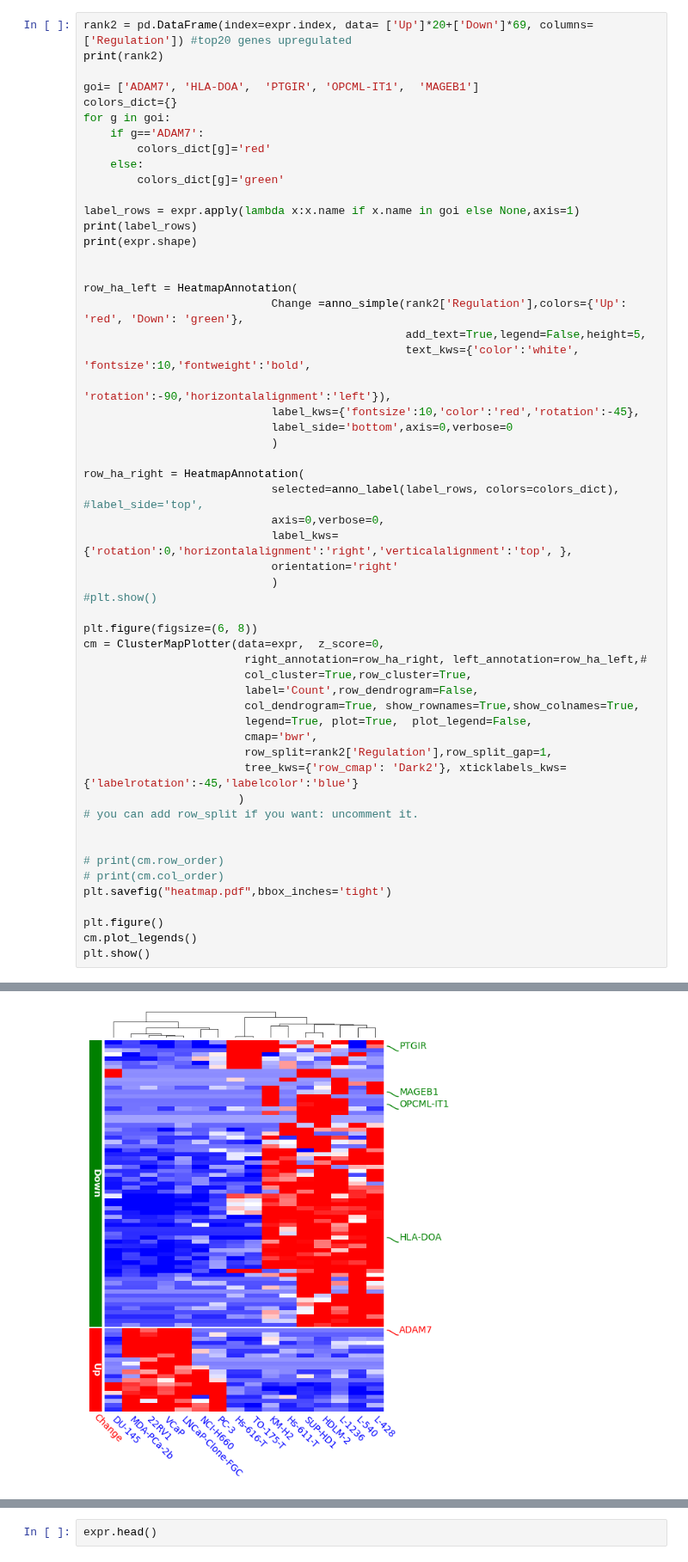
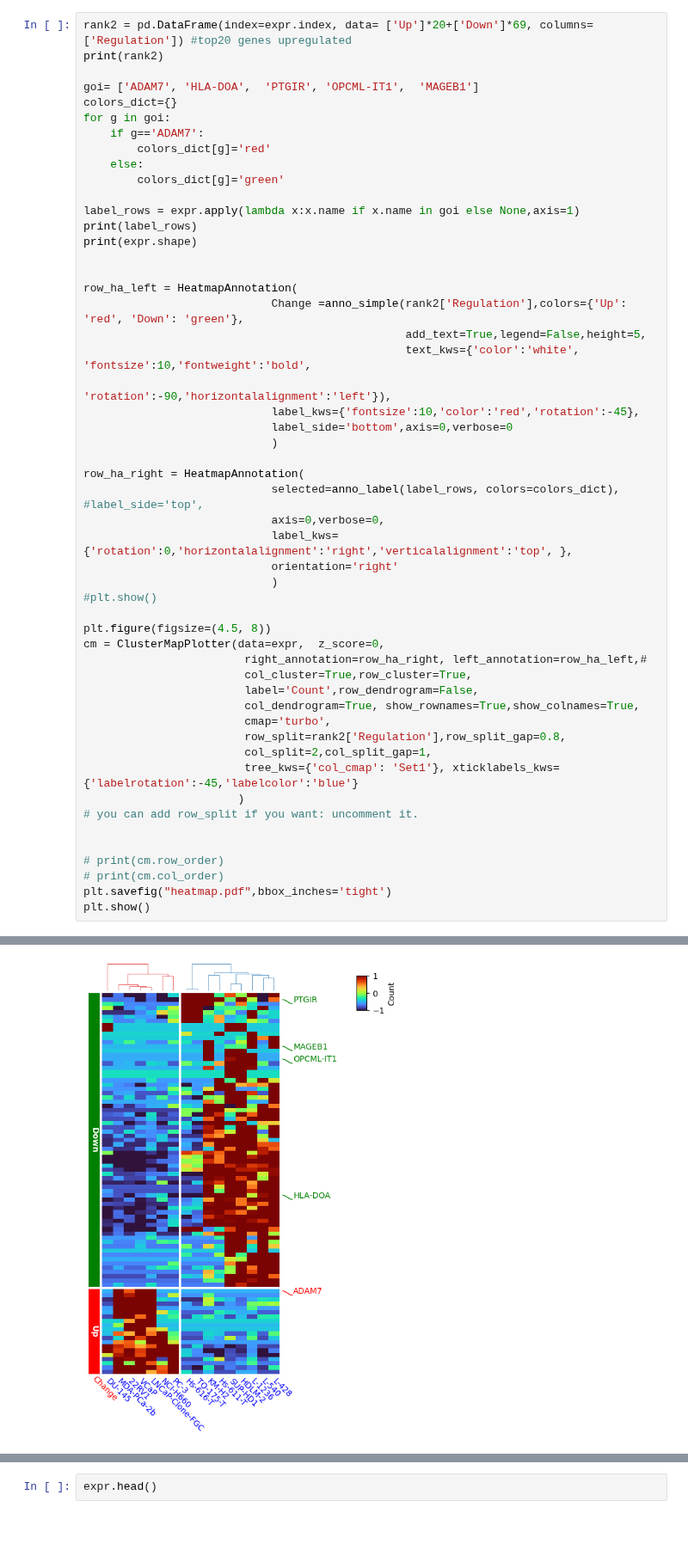
Before and after one commit to DingWB/PyComplexHeatmap, a Jupyter notebook: notebooks/Issue18.ipynb, the cells around one changed output, grey strips where cells are left out. Shown at 86% size. Cells and saved outputs as stored; diff of their text form; blank space fills up the shorter version.

```diff
--- a/notebooks/Issue18.ipynb
+++ b/notebooks/Issue18.ipynb
@@ -106,16 +103,16 @@ row_ha_right = HeatmapAnnotation(
                             )
 #plt.show()
 
-plt.figure(figsize=(6, 8))
+plt.figure(figsize=(4.5, 8))
 cm = ClusterMapPlotter(data=expr,  z_score=0,
                         right_annotation=row_ha_right, left_annotation=row_ha_left,#
                         col_cluster=True,row_cluster=True,
                         label='Count',row_dendrogram=False,
                         col_dendrogram=True, show_rownames=True,show_colnames=True,
-                        legend=True, plot=True,  plot_legend=False,
-                        cmap='bwr',
-                        row_split=rank2['Regulation'],row_split_gap=1,
-                        tree_kws={'row_cmap': 'Dark2'}, xticklabels_kws={'labelrotation':-45,'labelcolor':'blue'}
+                        cmap='turbo',
+                        row_split=rank2['Regulation'],row_split_gap=0.8,
+                        col_split=2,col_split_gap=1,
+                        tree_kws={'col_cmap': 'Set1'}, xticklabels_kws={'labelrotation':-45,'labelcolor':'blue'}
                        )
 # you can add row_split if you want: uncomment it.
 
@@ -123,9 +120,6 @@ cm = ClusterMapPlotter(data=expr,  z_score=0,
 # print(cm.row_order)
 # print(cm.col_order)
 plt.savefig("heatmap.pdf",bbox_inches='tight')
-
-plt.figure()
-cm.plot_legends()
 plt.show()
 # %% [output]
             Regulation
@@ -148 +142 @@ No ax was provided, using plt.gca()
-[figure, old version]
+[figure, new version]
```
Also changed, not shown: parts of 3 cells of this notebook.
